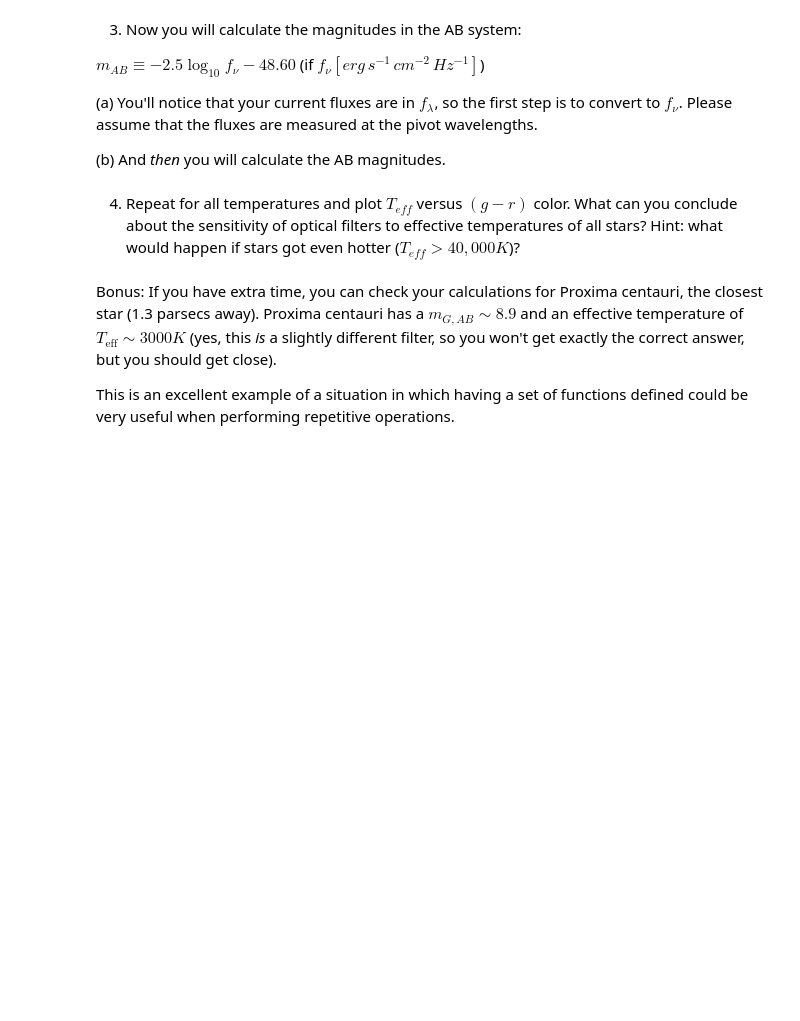
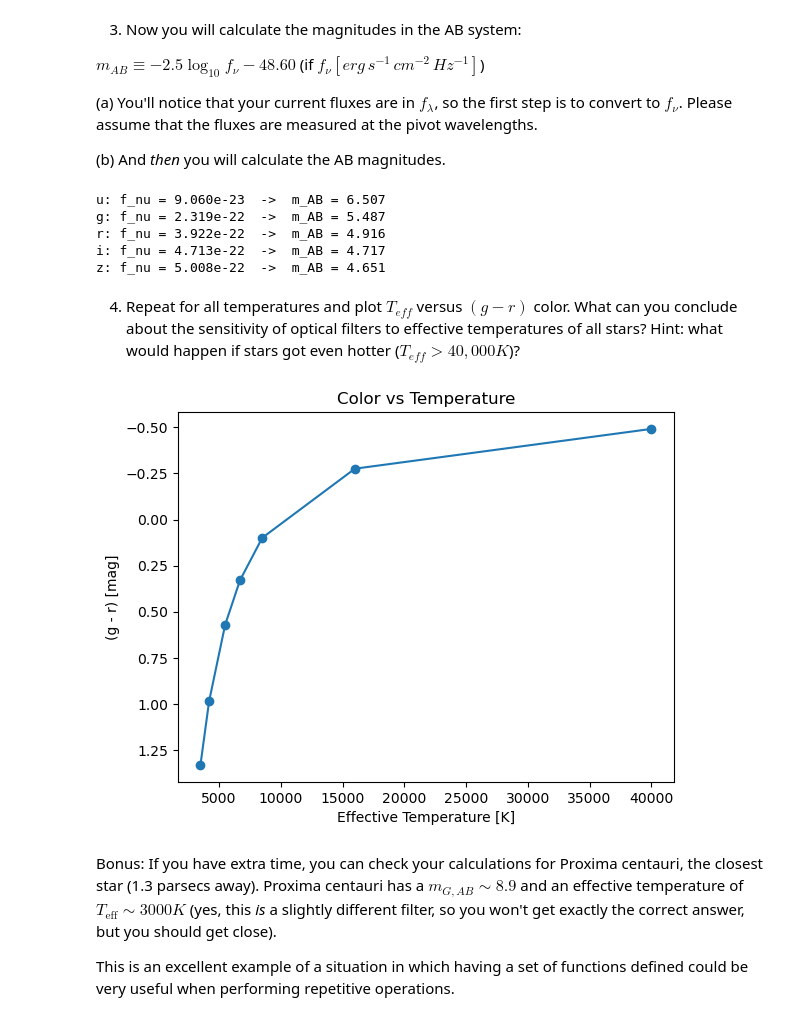
Before and after one commit to chernya4/classes, a Jupyter notebook: ASTRON3901_Intro_to_Astrophysics/Class5_Exercise.ipynb, the cells around one changed output. Drawn from its saved outputs; the diff is of its cells as text; code cells hidden in the pictures; blank space fills up the shorter version.

```diff
--- a/ASTRON3901_Intro_to_Astrophysics/Class5_Exercise.ipynb
+++ b/ASTRON3901_Intro_to_Astrophysics/Class5_Exercise.ipynb
@@ -151,8 +264,72 @@ $m_{AB} \equiv -2.5 \log_{10} f_{\nu} - 48.60$ (if $f_{\nu} [erg\,s^{-1}\,cm^{-2
 (a) You'll notice that your current fluxes are in $f_{\lambda}$, so the first step is to convert to $f_{\nu}$. Please assume that the fluxes are measured at the pivot wavelengths.
 
 (b) And _then_ you will calculate the AB magnitudes.
+# %%
+# constants
+c = 2.99792458e10  # cm/s
+
+ab_mag = {}
+fnu_dict = {}
+
+for f, lam_A in zip(sdss_filter_names, pivot):
+    fl_A = avg_flux[f]                  # <f_lambda> in erg cm^-2 s^-1 Å^-1
+    fl_cm = fl_A * 1e8                  # -> erg cm^-2 s^-1 cm^-1
+    lam_cm = lam_A * 1e-8               # Å -> cm
+    fnu = fl_cm * (lam_cm**2) / c       # erg cm^-2 s^-1 Hz^-1
+    fnu_dict[f] = fnu
+    ab_mag[f] = -2.5*np.log10(fnu) - 48.60
+
+# quick printout
+for f in sdss_filter_names:
+    print(f"{f}: f_nu = {fnu_dict[f]:.3e}  ->  m_AB = {ab_mag[f]:.3f}")
+# %% [output]
+u: f_nu = 9.060e-23  ->  m_AB = 6.507
+g: f_nu = 2.319e-22  ->  m_AB = 5.487
+r: f_nu = 3.922e-22  ->  m_AB = 4.916
+i: f_nu = 4.713e-22  ->  m_AB = 4.717
+z: f_nu = 5.008e-22  ->  m_AB = 4.651
 # %% [markdown]
 4) Repeat for all temperatures and plot $T_{eff}$ versus $(g-r)$ color. What can you conclude about the sensitivity of optical filters to effective temperatures of all stars? Hint: what would happen if stars got even hotter ($T_{eff}>40,000K$)?
+# %%
+colors_gr = []
+
+for T_eff in temps:
+    # compute F_lambda at Earth
+    I_lam = planck(wav*1e-8, T_eff)      # I_lambda
+    F_lam = math.pi * I_lam * scale      # flux at Earth
+
+    # average flux per filter
+    avg_flux_T = {}
+    for f, p in zip(sdss_filter_names, pivot):
+        t = np.genfromtxt("sdss_filters/"+f+".txt", names=True, dtype=None)
+        FX = np.interp(wav, t['l'], t['T'], left=0, right=0)
+        num, den = 0.0, 0.0
+        for i in range(len(wav)):
+            num += F_lam[i] * FX[i] * wav[i]
+            den += FX[i] * wav[i]
+        avg_flux_T[f] = num/den
+
+    # convert g and r to AB mags
+    mags = {}
+    for f, lam_A in zip(sdss_filter_names, pivot):
+        fl_cm = avg_flux_T[f] * 1e8
+        lam_cm = lam_A * 1e-8
+        fnu = fl_cm * lam_cm**2 / c
+        mags[f] = -2.5*np.log10(fnu) - 48.60
+
+    # store g-r color
+    colors_gr.append(mags['g'] - mags['r'])
+
+# plot T vs (g-r)
+plt.figure()
+plt.plot(temps, colors_gr, 'o-')
+plt.xlabel("Effective Temperature [K]")
+plt.ylabel("(g - r) [mag]")
+plt.title("Color vs Temperature")
+plt.gca().invert_yaxis()  # magnitudes: brighter = smaller
+plt.show()
+# %% [output]
+[figure, added]
 # %% [markdown]
 Bonus: If you have extra time, you can check your calculations for Proxima centauri, the closest star (1.3 parsecs away). Proxima centauri has a $m_{G,AB}\sim8.9$ and an effective temperature of $T_{\mathrm{eff}}\sim3000K$ (yes, this *is* a slightly different filter, so you won't get exactly the correct answer, but you should get close).
 
```
Also changed, not shown: parts of 7 cells of this notebook.
